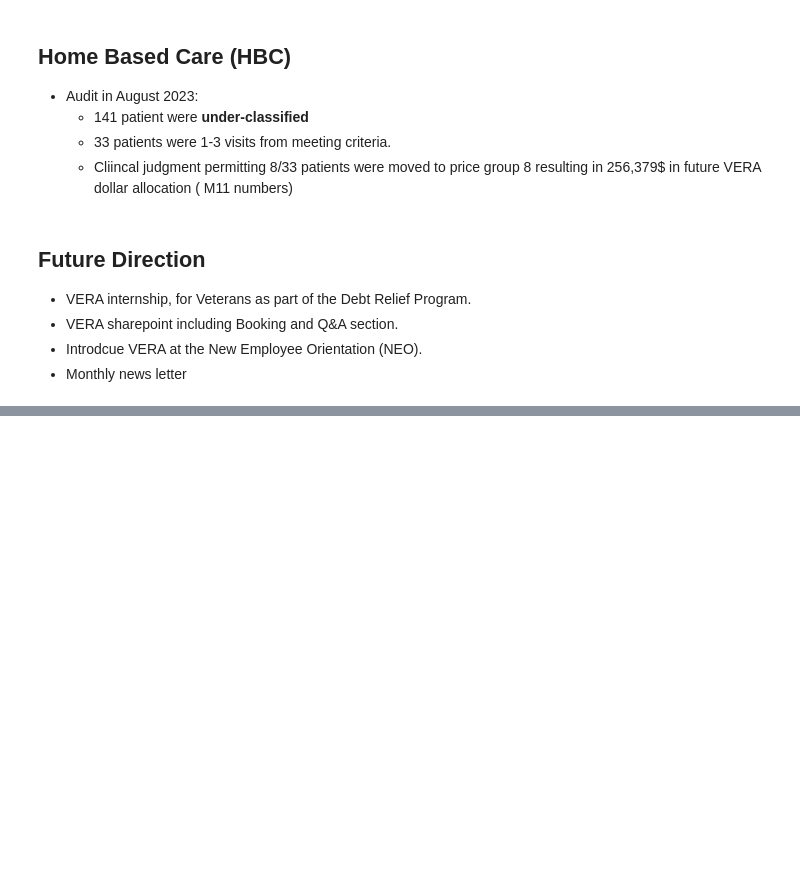
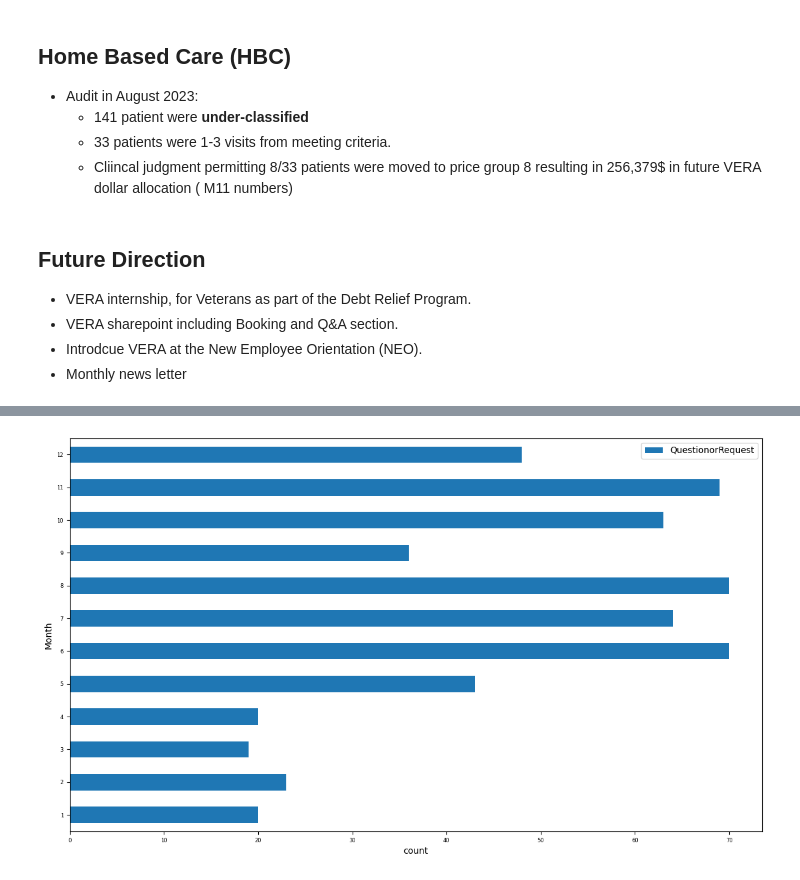
Before and after one commit to alon-benari/Service2023, a Jupyter notebook: src/Service2023.ipynb, the cells around one changed output, grey strips where cells are left out. Cells and saved outputs as stored; diff of their text form; code cells hidden in the pictures; blank space fills up the shorter version.

```diff
--- a/src/Service2023.ipynb
+++ b/src/Service2023.ipynb
@@ -108,0 +152,5 @@ No artists with labels found to put in legend.  Note that artists whose label st
+# %%
+object = th.data[['QuestionorRequest','Month']].groupby('Month').count()
+th.barh_graph(object,"MonthlyQuestionsRequests,jpeg")
+# %% [output]
+[figure, added]
```
Also changed, not shown: parts of 16 cells of this notebook, 18 other files.
